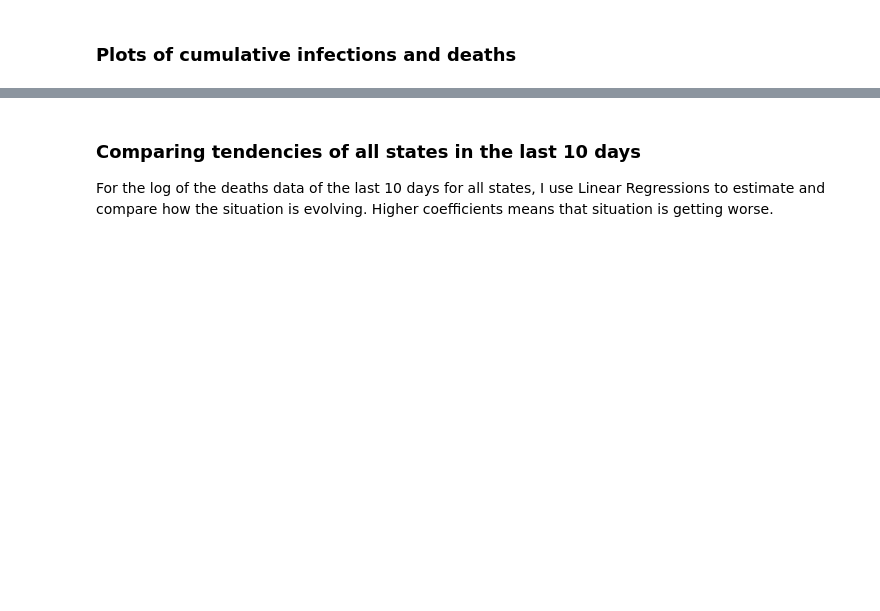
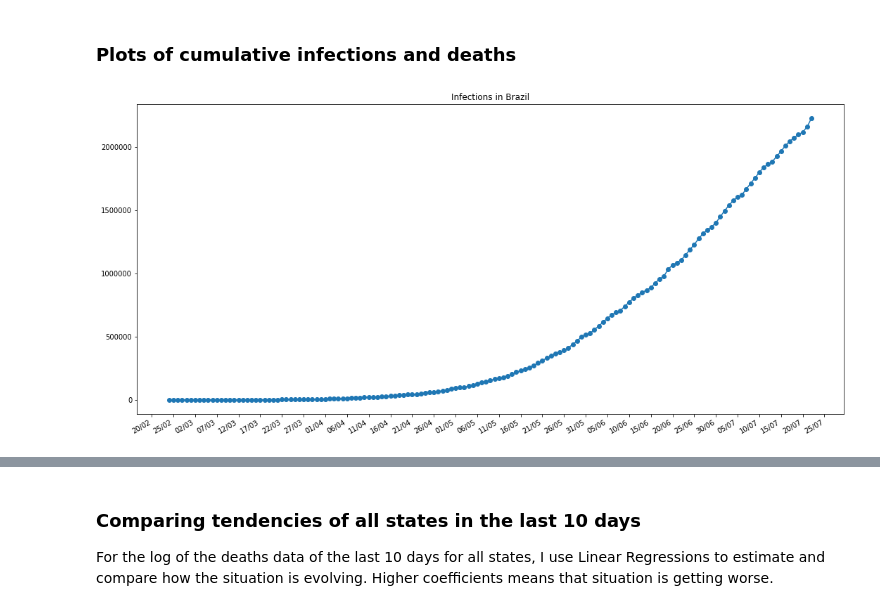
Before and after one commit to ricardocopa/Covid19, a Jupyter notebook: COVID19-DataAnalysisForBrazil.ipynb, the cells around one changed output, grey strips where cells are left out. Cells and saved outputs as stored; diff of their text form; code cells hidden in the pictures; blank space fills up the shorter version.

```diff
--- a/COVID19-DataAnalysisForBrazil.ipynb
+++ b/COVID19-DataAnalysisForBrazil.ipynb
@@ -256,24 +297,26 @@ plot = covidLastDayPie2.plot.pie(fontsize=24, subplots=True, layout=(1, 2), figs
 # %% [markdown]
 ### Plots of cumulative infections and deaths
 # %%
-import matplotlib.pyplot as plt
-import matplotlib.dates as mdates
-
 covid['data'] = pd.to_datetime(covid['data'], format='%Y-%m-%d')
 
 covidByDayBR = covid[['data', 'casosAcumulados', 'obitosAcumulados']].groupby('data').sum()
 covidByDayBR.reset_index(inplace=True)
 covidByDayBR.set_index(['data'],inplace=True)
 
 covidByDayRJ = covid.loc[covid['estado'] == 'RJ'][['data', 'casosAcumulados', 'obitosAcumulados', 'normTotalInfections', 'normTotalDeaths']]
+covidByDayRJ.reset_index(inplace=True)
+covidByDayRJ.set_index(['data'],inplace=True)
 
 axis = covidByDayBR.plot(legend=False, style='o-', figsize=(18, 9), y='casosAcumulados', title='Infections in Brazil')
 plt.gcf().autofmt_xdate()
+plt.minorticks_off()
 axis.xaxis.set_major_formatter(mdates.DateFormatter('%d/%m'))
 axis.xaxis.set_major_locator(mdates.DayLocator(interval=5))
 axis.xaxis.get_label().set_visible(False)
 
 plt.show()
+# %% [output]
+[figure, added]
 # %%
 axis = covidByDayBR.plot(legend=False, style='o-',figsize=(18, 9), y='obitosAcumulados', title='Deaths in Brazil')
 plt.gcf().autofmt_xdate()
```
Also changed, not shown: parts of 34 cells of this notebook.
